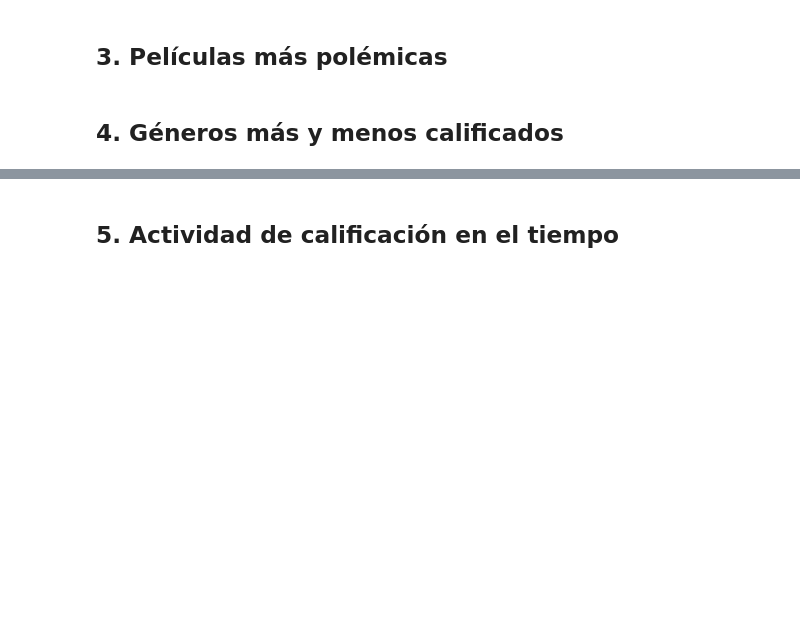
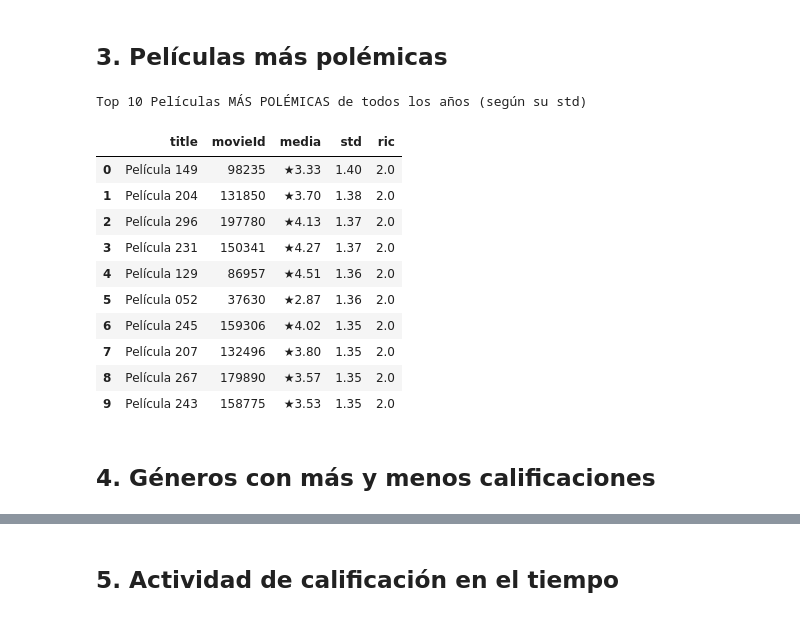
Before and after one commit to srandres-git/movielens-proyecto-integrador, a Jupyter notebook: notebooks/05_fun_facts.ipynb, the cells around one changed output, grey strips where cells are left out. Drawn from its saved outputs; the diff is of its cells as text; code cells hidden in the pictures; blank space fills up the shorter version.

```diff
--- a/notebooks/05_fun_facts.ipynb
+++ b/notebooks/05_fun_facts.ipynb
@@ -44,7 +181,38 @@ contratos.verificar_esquema(stats, "stats_peliculas")
 # %% [markdown]
 ## 3. Películas más polémicas
 # %%
-# TODO: mayor std (de la tabla de la pregunta 1)
+# la función de worst_best_n_movies sirve
+# (con by = 'std')
+
+top_10_polemicas = worst_best_n_movies(
+    n = 10,
+    by = 'std'
+)
+
+rutas.guardar_tabla(top_10_polemicas[['movieId', 'title', 'n', 'media', 'std', 'ric']], '05_polemicas_10')
+
+print('Top 10 Películas MÁS POLÉMICAS de todos los años (según su std)')
+top_10_polemicas\
+    .transform({
+    'title': lambda x: str(x).split('(')[0].strip(),
+    'movieId': lambda x: x,
+    'media': lambda x: f'★{x:.2f}',
+    'std': lambda x: f'{x:.2f}',
+    'ric': lambda x: f'{x:.1f}'
+})
+# %% [output]
+Top 10 Películas MÁS POLÉMICAS de todos los años (según su std)
+|  | title | movieId | media | std | ric |
+| 0 | Película 149 | 98235 | ★3.33 | 1.40 | 2.0 |
+| 1 | Película 204 | 131850 | ★3.70 | 1.38 | 2.0 |
+| 2 | Película 296 | 197780 | ★4.13 | 1.37 | 2.0 |
+| 3 | Película 231 | 150341 | ★4.27 | 1.37 | 2.0 |
+| 4 | Película 129 | 86957 | ★4.51 | 1.36 | 2.0 |
+| 5 | Película 052 | 37630 | ★2.87 | 1.36 | 2.0 |
+| 6 | Película 245 | 159306 | ★4.02 | 1.35 | 2.0 |
+| 7 | Película 207 | 132496 | ★3.80 | 1.35 | 2.0 |
+| 8 | Película 267 | 179890 | ★3.57 | 1.35 | 2.0 |
+| 9 | Película 243 | 158775 | ★3.53 | 1.35 | 2.0 |
 # %% [markdown]
-## 4. Géneros más y menos calificados
+## 4. Géneros con más y menos calificaciones
 # %%
```
Also changed, not shown: parts of 5 cells of this notebook, 6 other files.
